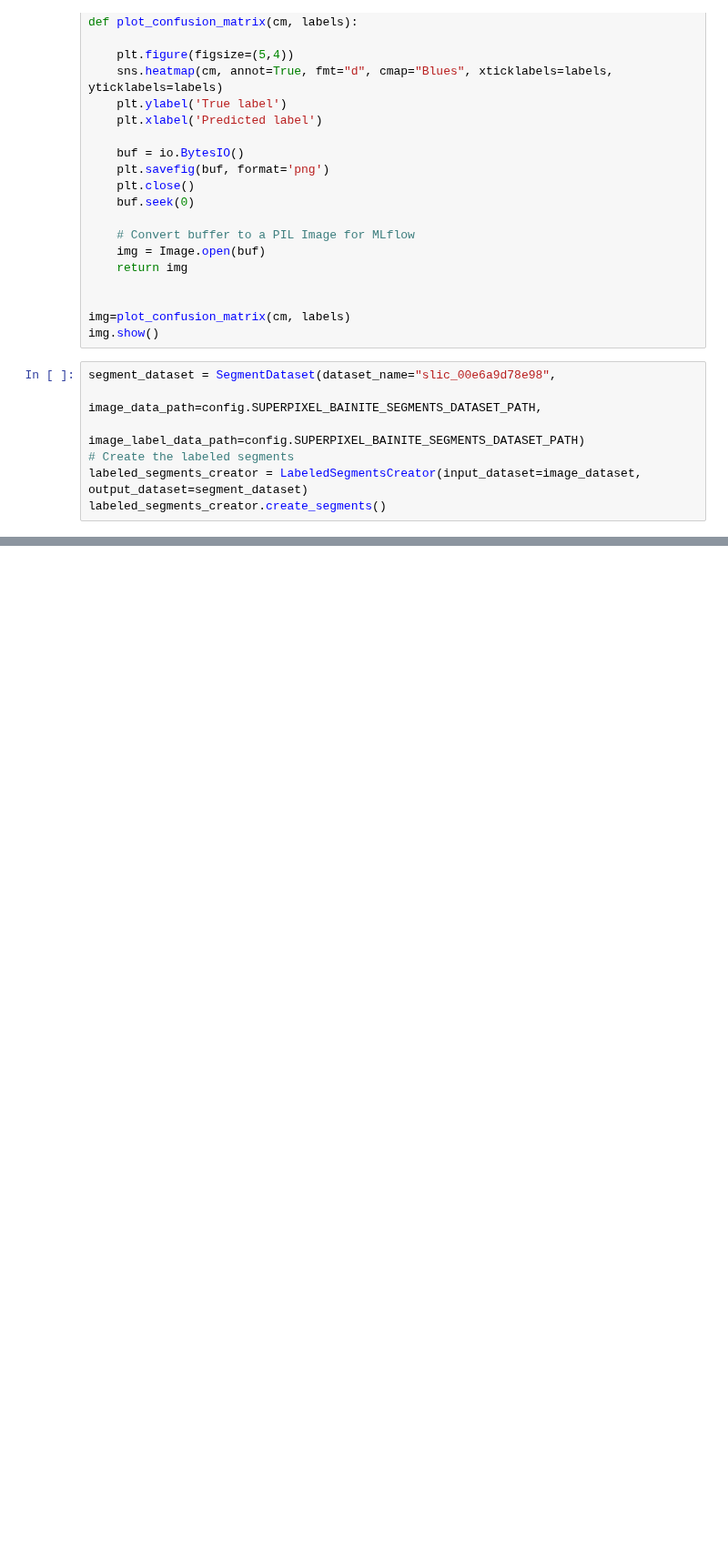
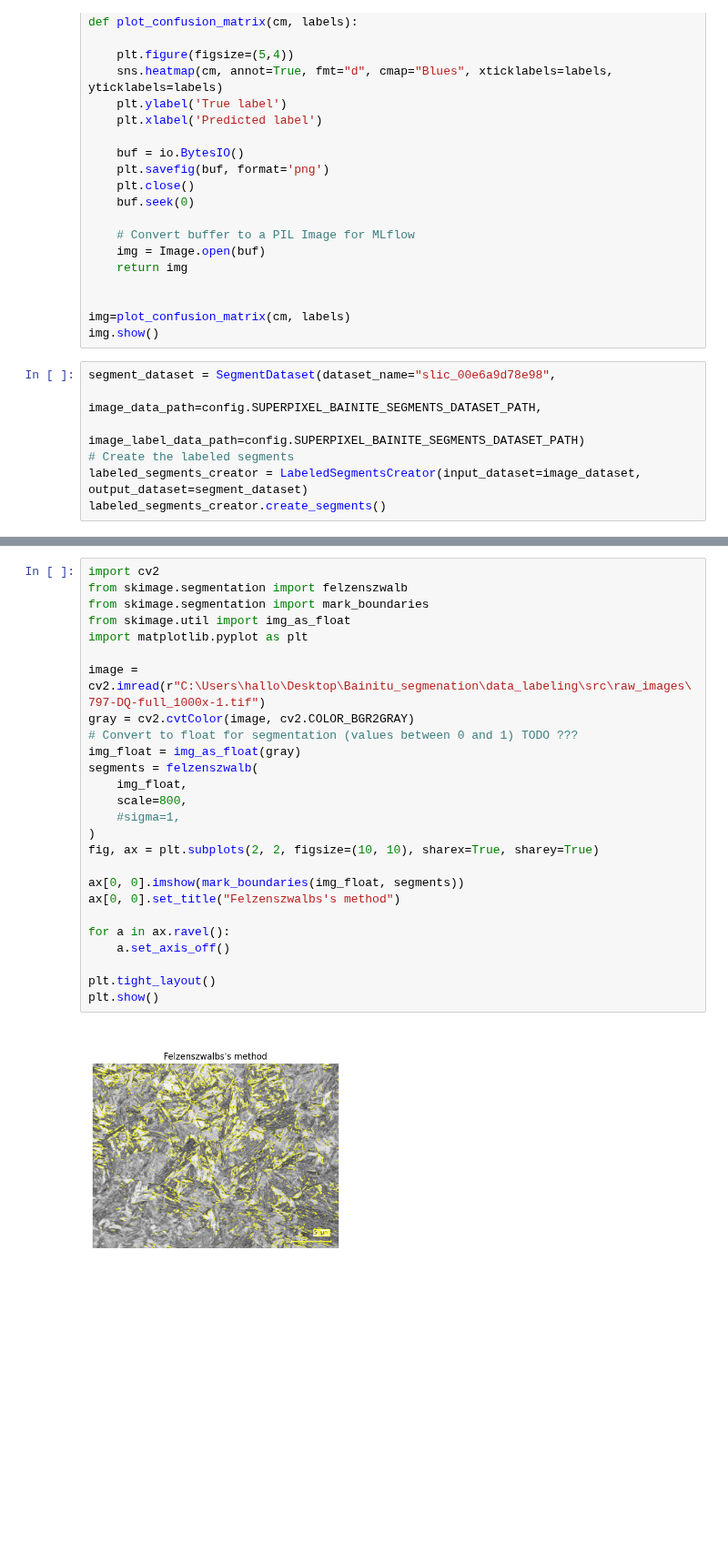
Before and after one commit to Tomzonkal/Bainitu_segmenation, a Jupyter notebook: experiment_platform/backend/experiment_platform_backend/main.ipynb, the cells around one changed output, grey strips where cells are left out. Shown at 91% size. Drawn from its saved outputs; the diff is of its cells as text; blank space fills up the shorter version.

Commit message:
Added felzenszwalb segmentation, fixed minor issues

```diff
--- a/experiment_platform/backend/experiment_platform_backend/main.ipynb
+++ b/experiment_platform/backend/experiment_platform_backend/main.ipynb
@@ -168,0 +193,28 @@ labeled_segments_creator.create_segments()
+# %%
+import cv2
+from skimage.segmentation import felzenszwalb
+from skimage.segmentation import mark_boundaries
+from skimage.util import img_as_float
+import matplotlib.pyplot as plt
+
+image = cv2.imread(r"C:\Users\hallo\Desktop\Bainitu_segmenation\data_labeling\src\raw_images\797-DQ-full_1000x-1.tif")
+gray = cv2.cvtColor(image, cv2.COLOR_BGR2GRAY)
+# Convert to float for segmentation (values between 0 and 1) TODO ???
+img_float = img_as_float(gray)
+segments = felzenszwalb(
+    img_float,
+    scale=800,
+    #sigma=1,
+)
+fig, ax = plt.subplots(2, 2, figsize=(10, 10), sharex=True, sharey=True)
+
+ax[0, 0].imshow(mark_boundaries(img_float, segments))
+ax[0, 0].set_title("Felzenszwalbs's method")
+
+for a in ax.ravel():
+    a.set_axis_off()
+
+plt.tight_layout()
+plt.show()
+# %% [output]
+[figure, added]
```
Also changed, not shown: parts of 11 cells of this notebook, 4 other files.
